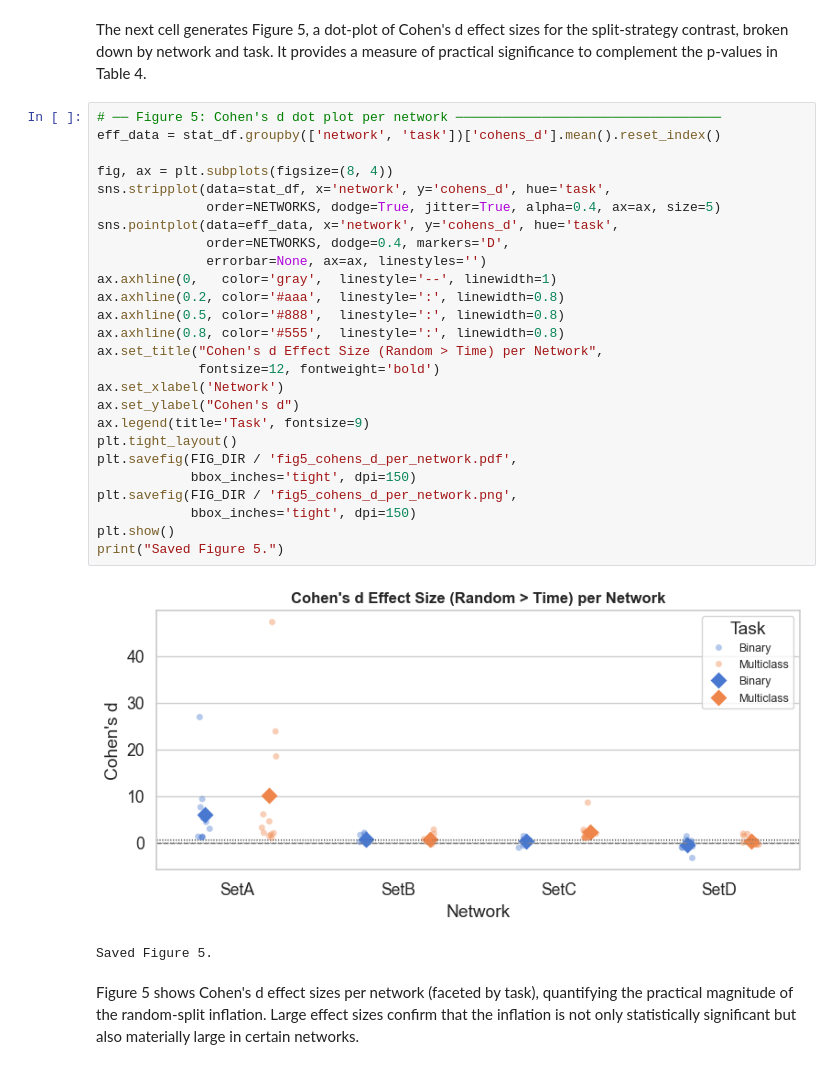
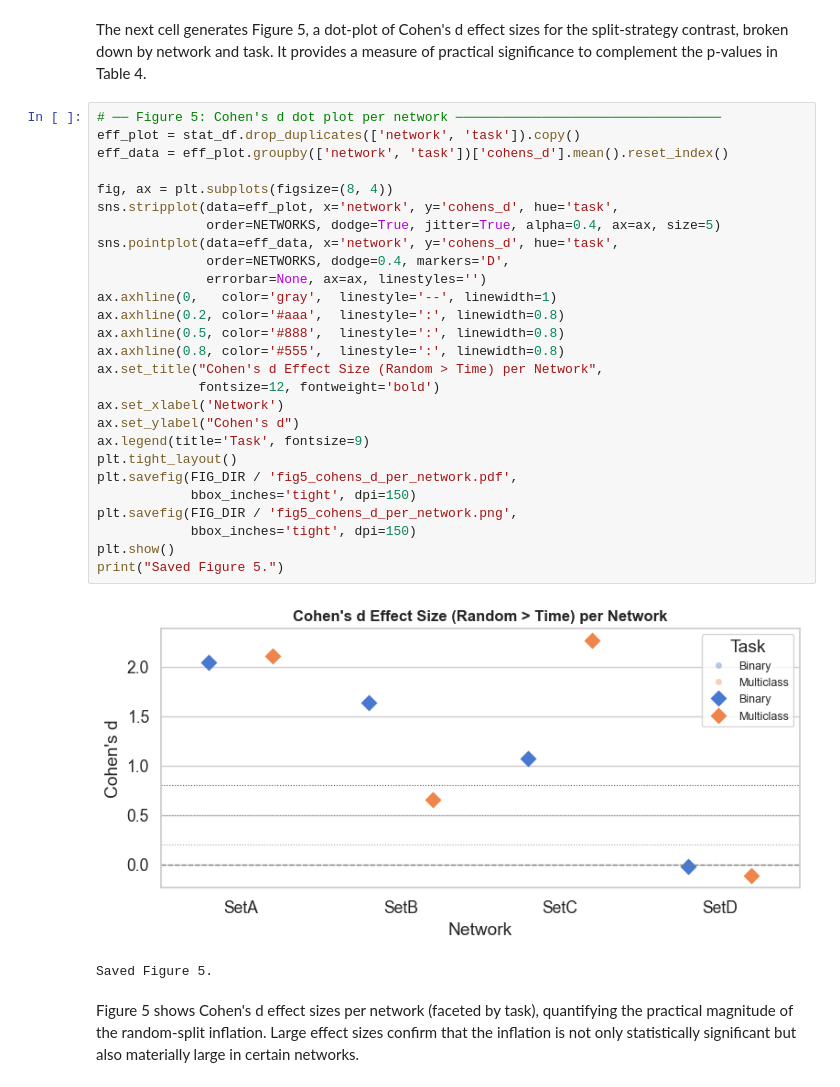
Before and after one commit to koumajos/ddos-results-analysis, a Jupyter notebook: Q2/Q2_analysis.ipynb, the cells around one changed output. Drawn from its saved outputs; the diff is of its cells as text.

```diff
--- a/Q2/Q2_analysis.ipynb
+++ b/Q2/Q2_analysis.ipynb
@@ -508,32 +518,33 @@ Figure 4 displays a horizontal bar chart of per-model inflation (Random − Time
 The next cell generates Figure 5, a dot-plot of Cohen's d effect sizes for the split-strategy contrast, broken down by network and task. It provides a measure of practical significance to complement the p-values in Table 4.
 # %%
 # ── Figure 5: Cohen's d dot plot per network ──────────────────────────────────
-eff_data = stat_df.groupby(['network', 'task'])['cohens_d'].mean().reset_index()
+eff_plot = stat_df.drop_duplicates(['network', 'task']).copy()
+eff_data = eff_plot.groupby(['network', 'task'])['cohens_d'].mean().reset_index()
 
 fig, ax = plt.subplots(figsize=(8, 4))
-sns.stripplot(data=stat_df, x='network', y='cohens_d', hue='task',
+sns.stripplot(data=eff_plot, x='network', y='cohens_d', hue='task',
               order=NETWORKS, dodge=True, jitter=True, alpha=0.4, ax=ax, size=5)
 sns.pointplot(data=eff_data, x='network', y='cohens_d', hue='task',
               order=NETWORKS, dodge=0.4, markers='D',
               errorbar=None, ax=ax, linestyles='')
 ax.axhline(0,   color='gray',  linestyle='--', linewidth=1)
 ax.axhline(0.2, color='#aaa',  linestyle=':', linewidth=0.8)
 ax.axhline(0.5, color='#888',  linestyle=':', linewidth=0.8)
 ax.axhline(0.8, color='#555',  linestyle=':', linewidth=0.8)
 ax.set_title("Cohen's d Effect Size (Random > Time) per Network",
              fontsize=12, fontweight='bold')
 ax.set_xlabel('Network')
 ax.set_ylabel("Cohen's d")
 ax.legend(title='Task', fontsize=9)
 plt.tight_layout()
 plt.savefig(FIG_DIR / 'fig5_cohens_d_per_network.pdf',
             bbox_inches='tight', dpi=150)
 plt.savefig(FIG_DIR / 'fig5_cohens_d_per_network.png',
             bbox_inches='tight', dpi=150)
 plt.show()
 print("Saved Figure 5.")
 # %% [output]
-[figure, old version]
+[figure, new version]
 Saved Figure 5.
 # %% [markdown]
 Figure 5 shows Cohen's d effect sizes per network (faceted by task), quantifying the practical magnitude of the random-split inflation. Large effect sizes confirm that the inflation is not only statistically significant but also materially large in certain networks.
```
Also changed, not shown: parts of 15 cells of this notebook, 29 other files.
